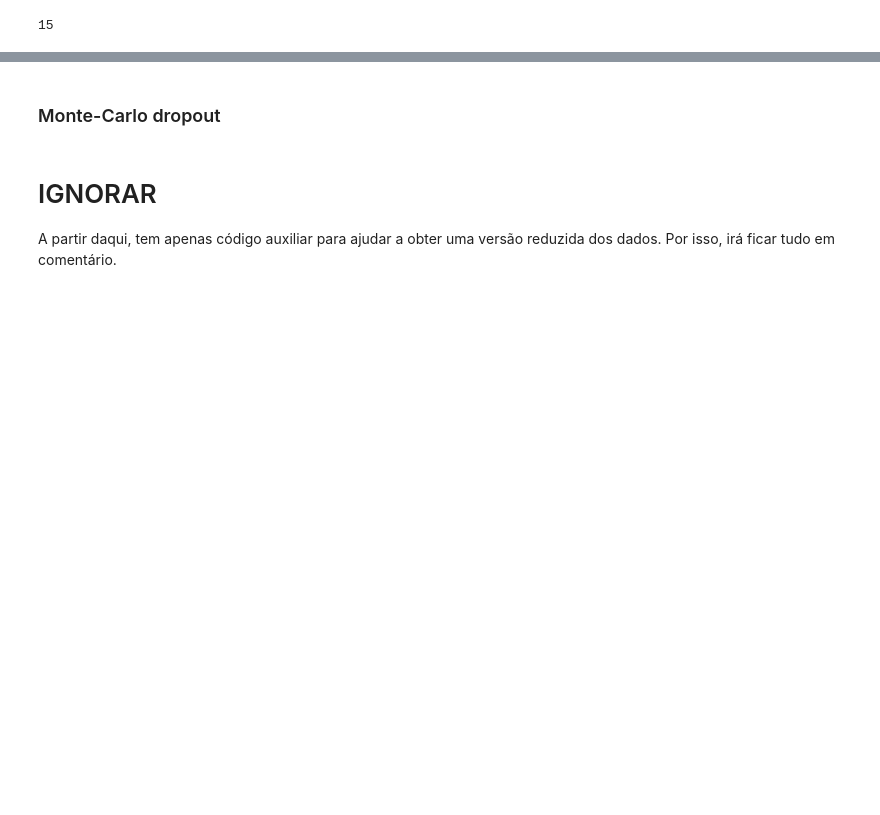
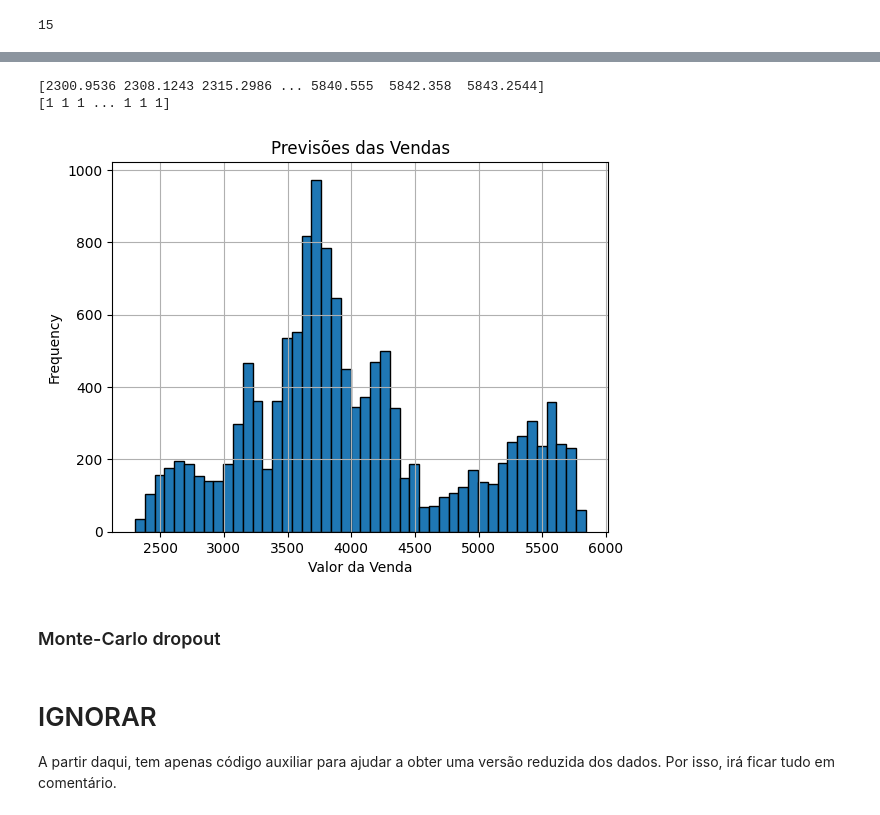
Before and after one commit to GuiSSMartins/DTx-Project, a Jupyter notebook: DTx_Project.ipynb, the cells around one changed output, grey strips where cells are left out. Cells and saved outputs as stored; diff of their text form; code cells hidden in the pictures; blank space fills up the shorter version.

```diff
--- a/DTx_Project.ipynb
+++ b/DTx_Project.ipynb
@@ -225,11 +227,23 @@ import numpy as np
 import tensorflow as tf
 from tensorflow.keras.models import Sequential
 from tensorflow.keras.layers import Dense, SimpleRNN
+from sklearn.preprocessing import StandardScaler
 
 # Select specific input and output columns
 # Assuming df_loja1_RNN is your DataFrame
 selected_input_columns = df_loja1_RNN.iloc[:, [1, 2, 7, 8]]  # Access columns using .iloc method
 selected_output_column = df_loja1_RNN.iloc[:, 6]  # Access single column directly
+
+from sklearn.preprocessing import StandardScaler
+
+# Initialize the scaler
+scaler = StandardScaler()
+
+print(selected_output_column.values)
+
+# Fit scaler to the data and transform it
+selected_input_columns = scaler.fit_transform(selected_input_columns)
+selected_output_column = scaler.fit_transform(selected_output_column.values.reshape(-1, 1))
 
 # Assuming you're using TensorFlow's timeseries_dataset_from_array
 from tensorflow.keras.preprocessing import timeseries_dataset_from_array
@@ -240,7 +254,7 @@ dataset = timeseries_dataset_from_array(
     input_data, targets, sequence_length=7)
 for batch in dataset:
     inputs, targets = batch
-    assert np.array_equal(inputs[0], selected_input_columns.values[:7])  # First sequence: steps [0-9]
+    assert np.array_equal(inputs[0], selected_input_columns[:7])  # First sequence: steps [0-9]
     # Corresponding target: step 10
-    assert np.array_equal(targets[0], selected_output_column.values[7])
+    assert np.array_equal(targets[0], selected_output_column[7])
     break
@@ -291,9 +308,0 @@ Normalizar os dados
-# %%
-import numpy as np
-from sklearn.preprocessing import StandardScaler
-
-# Initialize StandardScaler
-scaler = StandardScaler()
-
-# Fit scaler to the data and transform it
-dataset_scaled = scaler.fit_transform(dataset)
@@ -360,4 +367,4 @@ model.add(Dense(units = 1))
 model.compile(optimizer='adam', loss='mean_absolute_error')
 
 # Train the model
-model.fit(dataset_scaled, epochs=50)
+model.fit(dataset, epochs=50)
@@ -364,6 +390,7 @@ model.fit(dataset_scaled, epochs=50)
 # %%
 # Make predictions
 predictions = model.predict(dataset)
+predictions = scaler.inverse_transform(predictions.reshape(-1, 1))
 
 print("Predictions:")
 print(predictions)
@@ -370,20 +407,24 @@ print(predictions)
 # %%
 # Flatten the array of arrays into a single list
 flat_data = [item for sublist in predictions for item in sublist]
 
 # Count the frequency of each item
 unique_items, frequencies = np.unique(flat_data, return_counts=True)
 
 print(unique_items)
 print(frequencies)
 
-# Create the frequency plot
-plt.bar(unique_items, frequencies)
-plt.xlabel('Item')
+# Assuming you have a list of data points called 'data'
+plt.hist(predictions, bins='auto', edgecolor='black')  # 'auto' for automatic bin size determination
+plt.xlabel('Valor da Venda')
 plt.ylabel('Frequency')
-plt.title('Frequency of Items')
+plt.title('Previsões das Vendas')
 plt.grid(True)  # Add grid lines
 plt.show()
+# %% [output]
+[2300.9536 2308.1243 2315.2986 ... 5840.555  5842.358  5843.2544]
+[1 1 1 ... 1 1 1]
+[figure, added]
 # %% [markdown]
 ### Monte-Carlo dropout
 # %%
```
Also changed, not shown: parts of 8 cells of this notebook.
